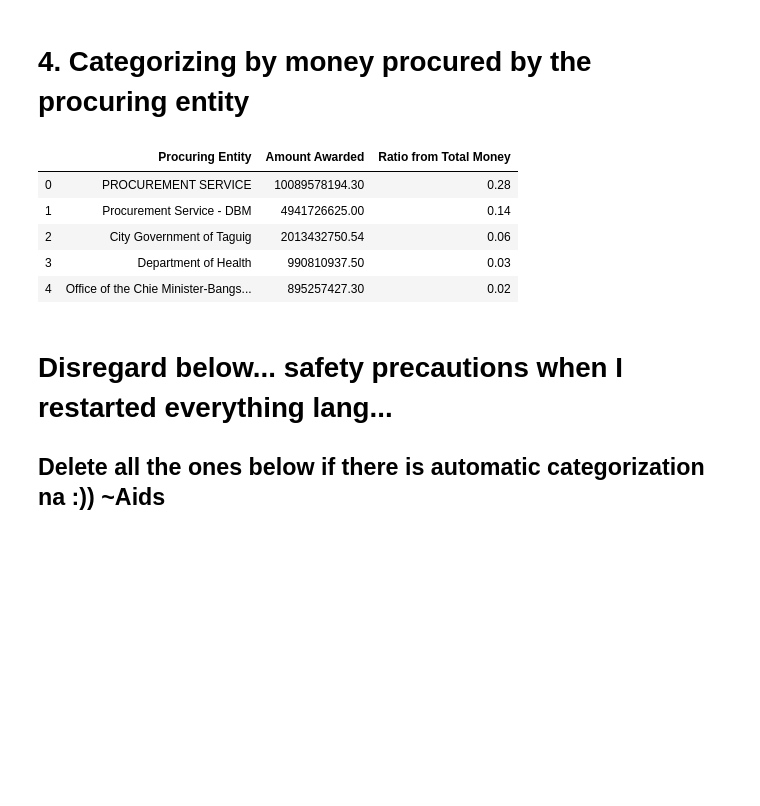
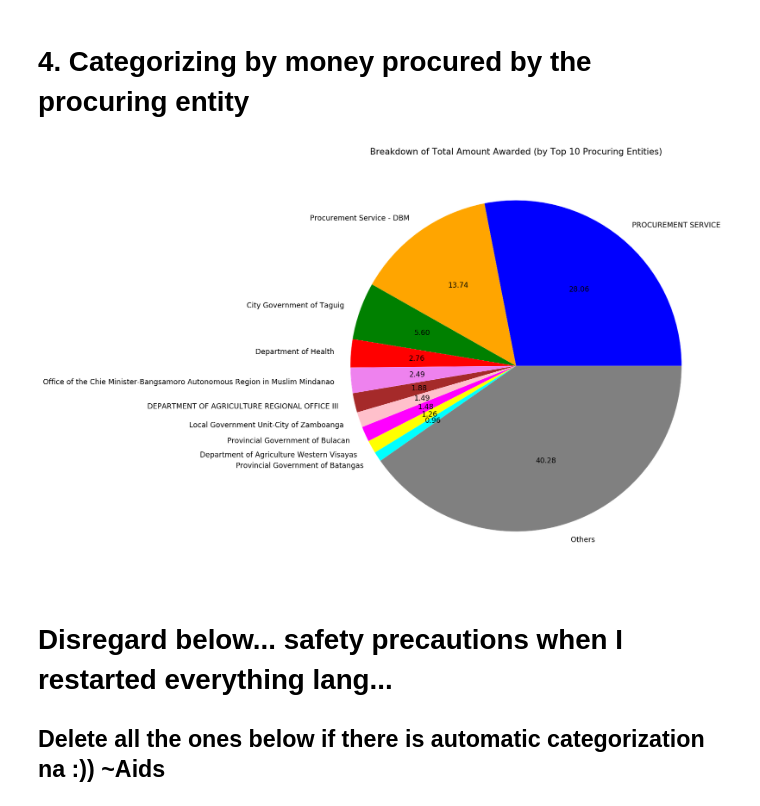
Before and after one commit to monakuto110433/Project_SiniGang, a Jupyter notebook: Project SiniGANG.ipynb, the cells around one changed output. Cells and saved outputs as stored; diff of their text form; code cells hidden in the pictures; blank space fills up the shorter version.

```diff
--- a/Project SiniGANG.ipynb
+++ b/Project SiniGANG.ipynb
@@ -170,34 +186,52 @@ df_cleaned[df_cleaned["Money Ratio"]>1].head()
 # %%
 df_Money_by_ProcuringEntity = df_cleaned.copy()
 
 removelist = ['Project Name', 'Approved Budget', 'Start Date', 'End Date',
        'Name Of Awarded Company', 'Date Of Award',
        'Acceptance Date', 'Money Ratio', 'Category']
 
 df_Money_by_ProcuringEntity.drop(columns = removelist,inplace=True)
 
 df_Money_by_ProcuringEntity = df_Money_by_ProcuringEntity[["Procuring Entity","Amount Awarded"]]
 
 
 
 df_sorted_Money_by_ProcuringEntity = df_Money_by_ProcuringEntity.groupby(["Procuring Entity"]).sum().copy()
 
 df_sorted_Money_by_ProcuringEntity.sort_values(by="Amount Awarded",ascending=False,inplace=True)
 
 df_sorted_Money_by_ProcuringEntity.reset_index(inplace=True)
 
 total = total_amount_awarded.copy()
 
 df_sorted_Money_by_ProcuringEntity["Ratio from Total Money"] = df_sorted_Money_by_ProcuringEntity["Amount Awarded"].divide(total)
 
-df_sorted_Money_by_ProcuringEntity.head()
+
+
+names = df_sorted_Money_by_ProcuringEntity.loc[0:9,"Procuring Entity"]
+ratio = df_sorted_Money_by_ProcuringEntity.loc[0:9,"Ratio from Total Money"]
+
+sum10ratio = 0
+for index,row in df_sorted_Money_by_ProcuringEntity.iterrows():
+    sum10ratio += row[-1]
+    if index==9:
+        break
+
+others_ratio = 1 - sum10ratio
+others = pd.Series(["Others"])
+names = names.append(others)
+others_ratio = pd.Series([others_ratio])
+ratio = ratio.append(others_ratio)
+
+fig = plt.figure(figsize = (8,8),dpi=125)
+ax = fig.add_axes([0,0,1,1])
+
+ax.title.set_text('Breakdown of Total Amount Awarded (by Top 10 Procuring Entities)')
+
+ax.pie(x = ratio,autopct='%.2f',labels=names,colors=["blue","orange","green","red","violet","brown","pink","magenta","yellow","cyan","gray"])
+plt.show()
 # %% [output]
-|  | Procuring Entity | Amount Awarded | Ratio from Total Money |
-| 0 | PROCUREMENT SERVICE | 10089578194.30 | 0.28 |
-| 1 | Procurement Service - DBM | 4941726625.00 | 0.14 |
-| 2 | City Government of Taguig | 2013432750.54 | 0.06 |
-| 3 | Department of Health | 990810937.50 | 0.03 |
-| 4 | Office of the Chie Minister-Bangs... | 895257427.30 | 0.02 |
+[figure, added]
 # %% [markdown]
 # Disregard below... safety precautions when I restarted everything lang...
 
```
Also changed, not shown: parts of 2 cells of this notebook.
